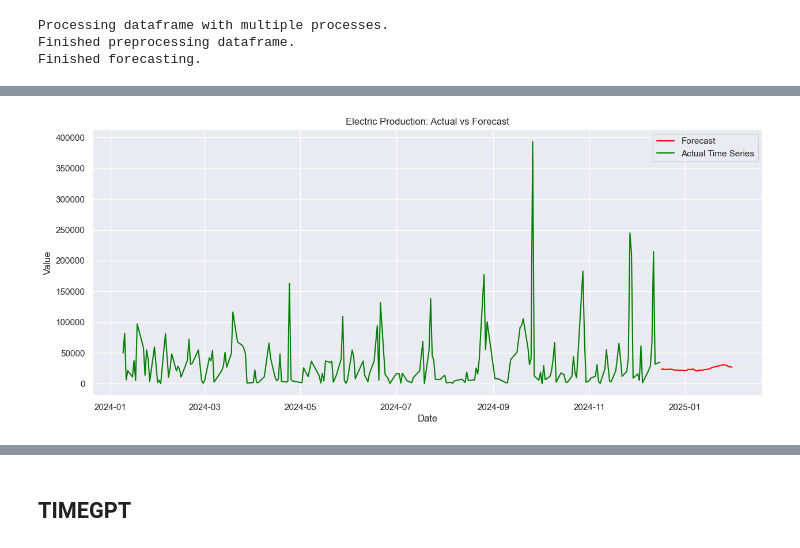
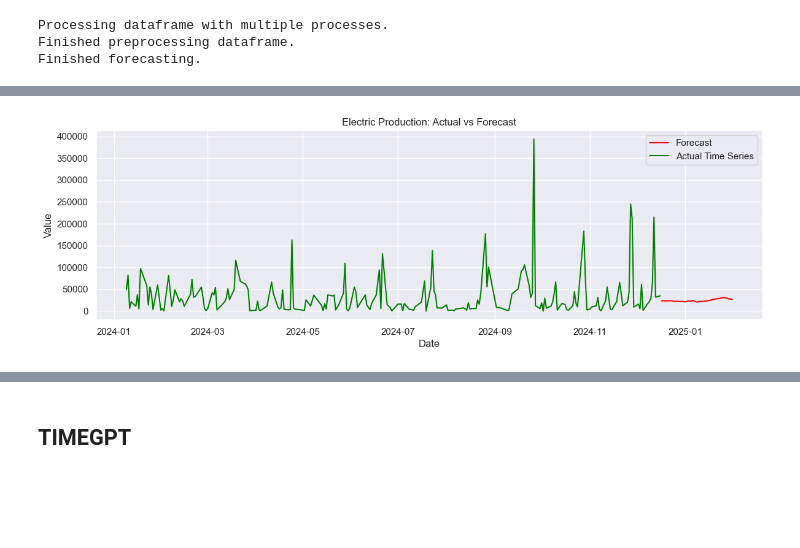
Before and after one commit to andreykoz82/StockAnalysis, a Jupyter notebook: main.ipynb, the cells around one changed output, grey strips where cells are left out. Cells and saved outputs as stored; diff of their text form; code cells hidden in the pictures; blank space fills up the shorter version.

```diff
--- a/main.ipynb
+++ b/main.ipynb
@@ -119,11 +121,9 @@ widgets.HBox(period)
 # %% [output]
 HBox(children=(DatePicker(value=None, description='Start', step=1), DatePicker(value=None, description='End', …
 # %%
-date_range = list(map(
-    date.isoformat,
-    rrule(DAILY, dtstart=start_date.value, until=end_date.value)))
+date_range = pd.date_range(start=start_date.value, end=end_date.value) #bdate_range для рабочих дней
 # %%
-prediction_length_days = (end_date.value - start_date.value).days
+prediction_length_days = date_range.shape[0]
 # %%
 pipeline = BaseChronosPipeline.from_pretrained(
     "amazon/chronos-bolt-base",
@@ -186,14 +186,15 @@ dtype: float32
 # %% [markdown]
 ## GOOGLE TIMESFM
 # %%
-df = pd.DataFrame({'unique_id':[1]*len(sales_by_item),'ds': sales_by_item['Дата'],
-"y":sales_by_item['Продажи']})
+df = pd.DataFrame({'unique_id':[1]*len(sales_by_item),
+                   'ds': sales_by_item.index,
+                   "y":sales_by_item['Продажи']})
 # %%
 tfm = timesfm.TimesFm(
       hparams=timesfm.TimesFmHparams(
           backend="cpu",
           per_core_batch_size=32,
-          horizon_len=prediction_length_days + 1,
+          horizon_len=prediction_length_days,
       ),
       checkpoint=timesfm.TimesFmCheckpoint(
           huggingface_repo_id="google/timesfm-1.0-200m-pytorch"),
@@ -236,14 +238,14 @@ timesfm_forecast_df
 # %%
-plt.figure(figsize=(15, 6))
+plt.figure(figsize=(14, 4))
 sns.lineplot(x="ds", y='timesfm', data=timesfm_forecast_df, color='red', label='Forecast')
 sns.lineplot(x="Дата", y='Продажи', data=sales_by_item, color='green', label='Actual Time Series')
 plt.title('Electric Production: Actual vs Forecast')
 plt.xlabel('Date')
 plt.ylabel('Value')
 plt.legend()
 plt.show()
 # %% [output]
-[figure, old version]
+[figure, new version]
 # %%
 timesfm_forecast_df.sum()
 # %% [output]
```
Also changed, not shown: parts of 32 cells of this notebook, 3 other files.
